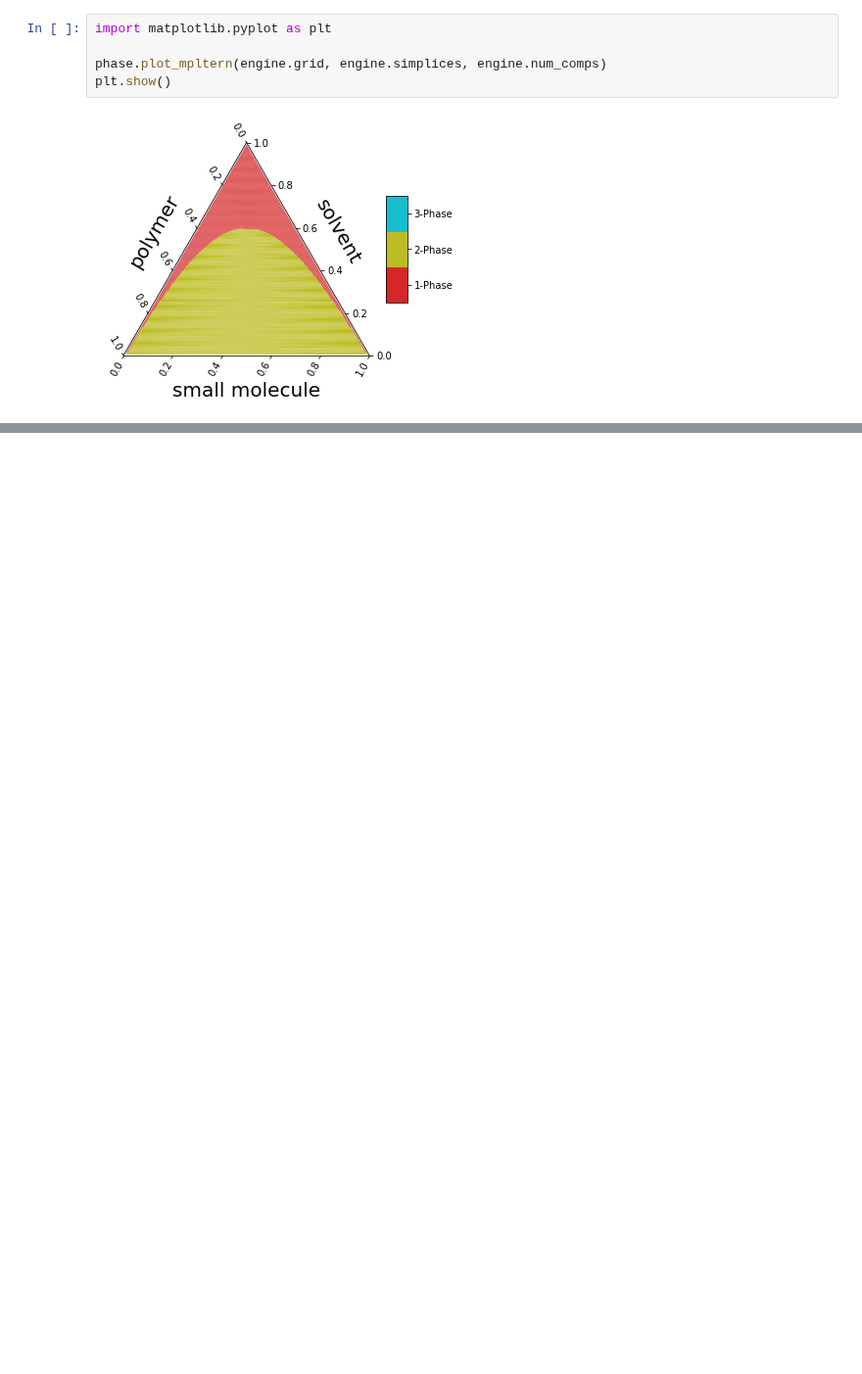
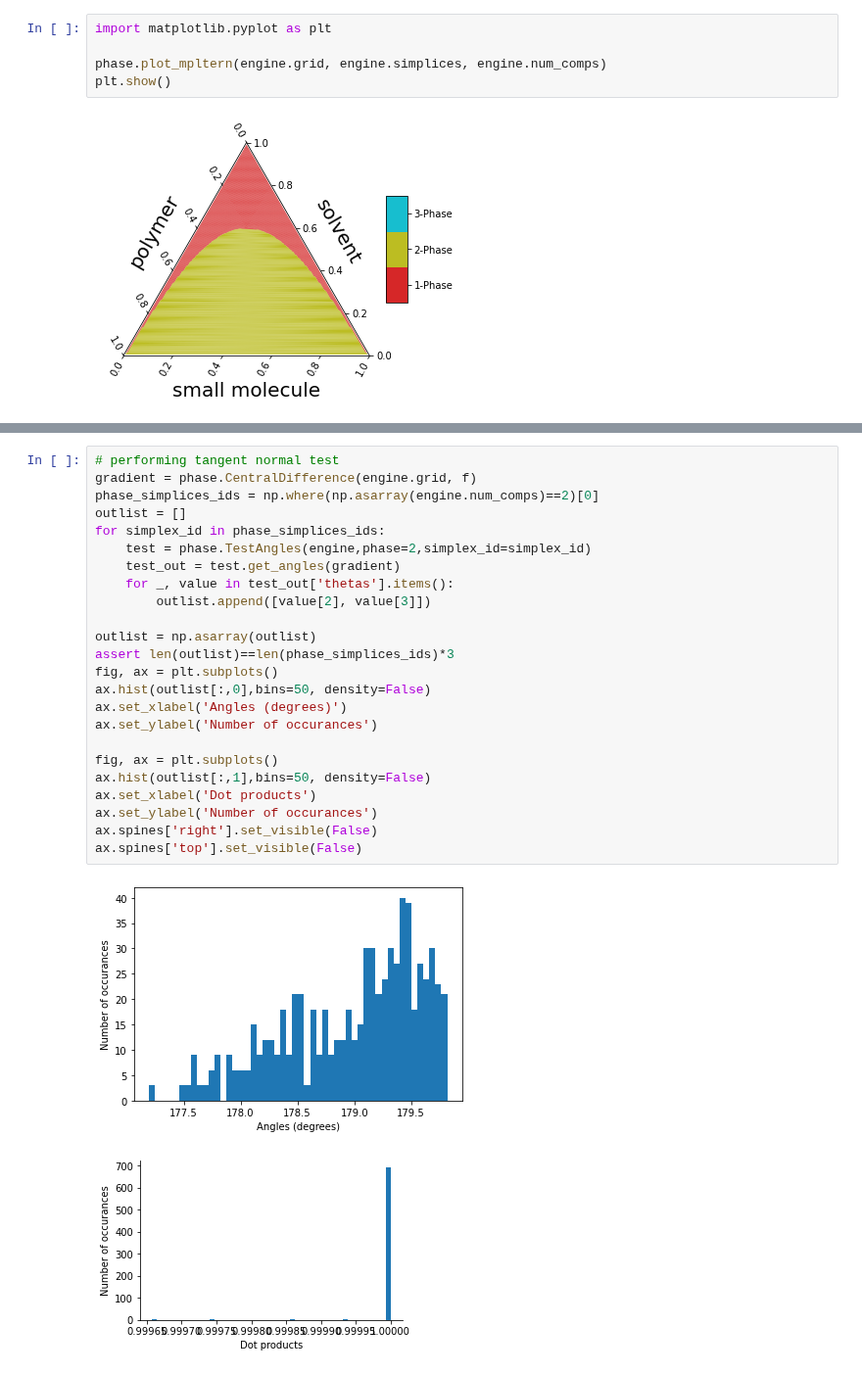
Before and after one commit to kiranvad/polyphase, a Jupyter notebook: notebooks/example.ipynb, the cells around one changed output, grey strips where cells are left out. Shown at 98% size. Cells and saved outputs as stored; diff of their text form; blank space fills up the shorter version.

Commit message:
add tests to the example notebooks

```diff
--- a/notebooks/example.ipynb
+++ b/notebooks/example.ipynb
@@ -64 +67,28 @@ engine(point)
  2)
+# %%
+# performing tangent normal test
+gradient = phase.CentralDifference(engine.grid, f)
+phase_simplices_ids = np.where(np.asarray(engine.num_comps)==2)[0]
+outlist = []
+for simplex_id in phase_simplices_ids:
+    test = phase.TestAngles(engine,phase=2,simplex_id=simplex_id)
+    test_out = test.get_angles(gradient)
+    for _, value in test_out['thetas'].items():
+        outlist.append([value[2], value[3]])
+
+outlist = np.asarray(outlist)
+assert len(outlist)==len(phase_simplices_ids)*3
+fig, ax = plt.subplots()
+ax.hist(outlist[:,0],bins=50, density=False)
+ax.set_xlabel('Angles (degrees)')
+ax.set_ylabel('Number of occurances')
+
+fig, ax = plt.subplots()
+ax.hist(outlist[:,1],bins=50, density=False)
+ax.set_xlabel('Dot products')
+ax.set_ylabel('Number of occurances')
+ax.spines['right'].set_visible(False)
+ax.spines['top'].set_visible(False)
+# %% [output]
+[figure, added]
+[figure, added]
```
Also changed, not shown: parts of 5 cells of this notebook, 2 other files.
